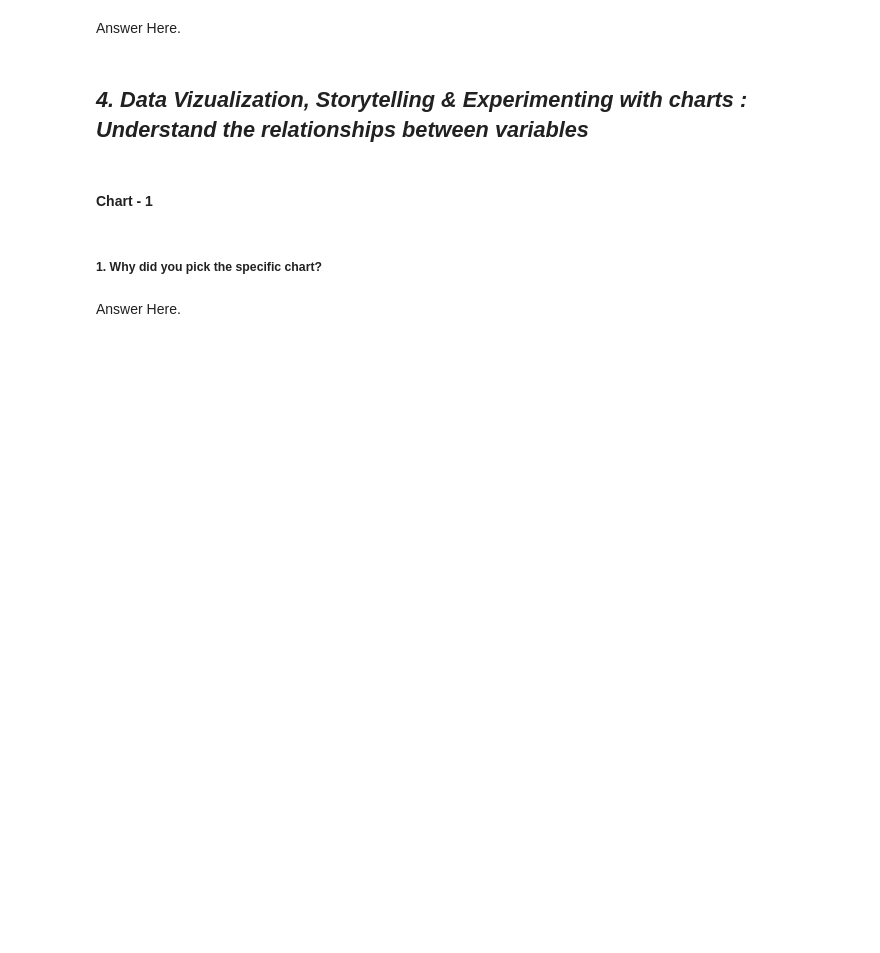
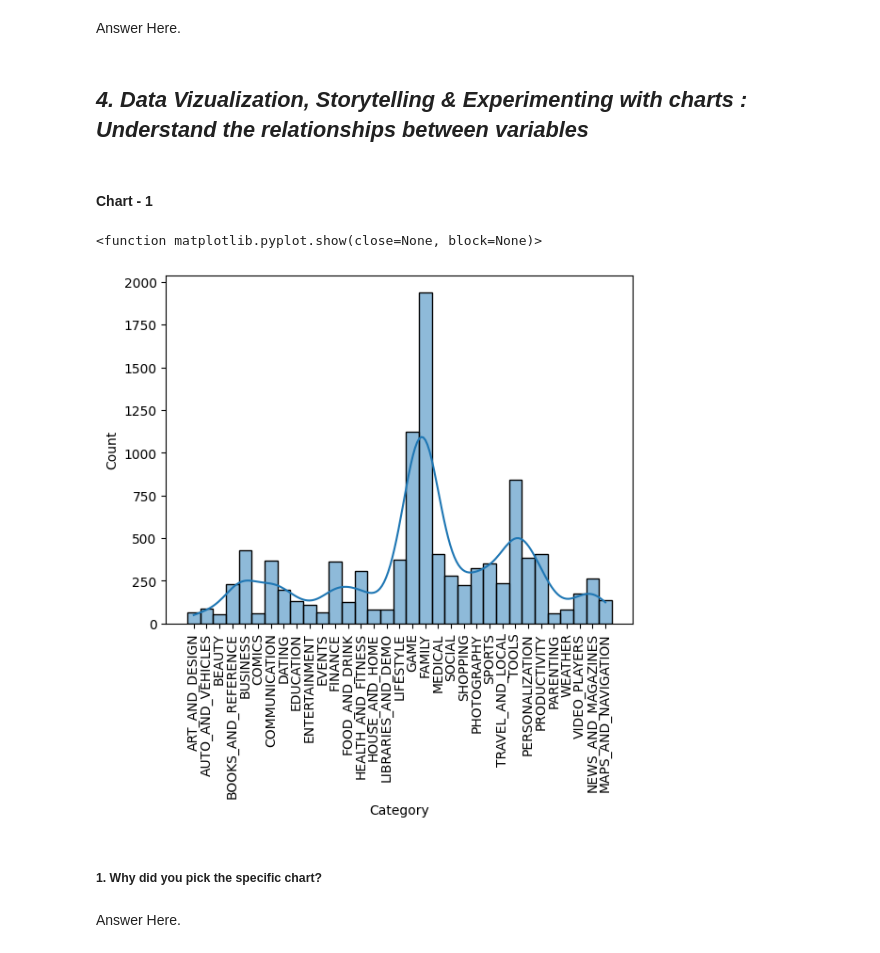
Before and after one commit to srikant-sah/EDA_PLAYSTORE_REVIEW, a Jupyter notebook: SRIKANT_PLAYSTORE_EDA_project.ipynb, the cells around one changed output. Cells and saved outputs as stored; diff of their text form; code cells hidden in the pictures; blank space fills up the shorter version.

```diff
--- a/SRIKANT_PLAYSTORE_EDA_project.ipynb
+++ b/SRIKANT_PLAYSTORE_EDA_project.ipynb
@@ -232,7 +232,7 @@ If we observe closely the entire row is mis-entered . we can see in **Category**
 
 As these data are solemnly user dependent their values should be provided by the subject matter expert only , and hence we can not do any manipulations to these data . thus we will drop this entire row in order to make our dataset cleaner and more accurate .
 # %%
-play_df.drop(play_df[play_df['Rating']=='19.0'].index , inplace=True)
+play_df.drop(play_df[play_df['Category']=='1.9'].index , inplace=True)
 play_df.shape
 # %% [output]
 (10357, 13)
@@ -268,7 +270,10 @@ dtype: int64
+# %%
+play_df['Rating'].fillna(play_df['Rating'].mean() , inplace = True)
 # %% [markdown]
 #### Missing Values/Null Values
 # %%
 # Missing Values/Null Values Count
+play_df.dropna(inplace = True)
 # %%
 # Visualizing the missing values
 # %% [markdown]
@@ -308,3 +331,12 @@ Answer Here.
+# %%
+# Chart - 1 visualization code
+plt.xlabel=play_df.Category.unique()
+sns.histplot(data=play_df,x='Category' ,kde=True)
+plt.xticks(rotation =90)
+plt.show
+# %% [output]
+<function matplotlib.pyplot.show(close=None, block=None)>
+[figure, added]
 # %% [markdown]
 ##### 1. Why did you pick the specific chart?
 # %% [markdown]
```
Also changed, not shown: parts of 7 cells of this notebook.
